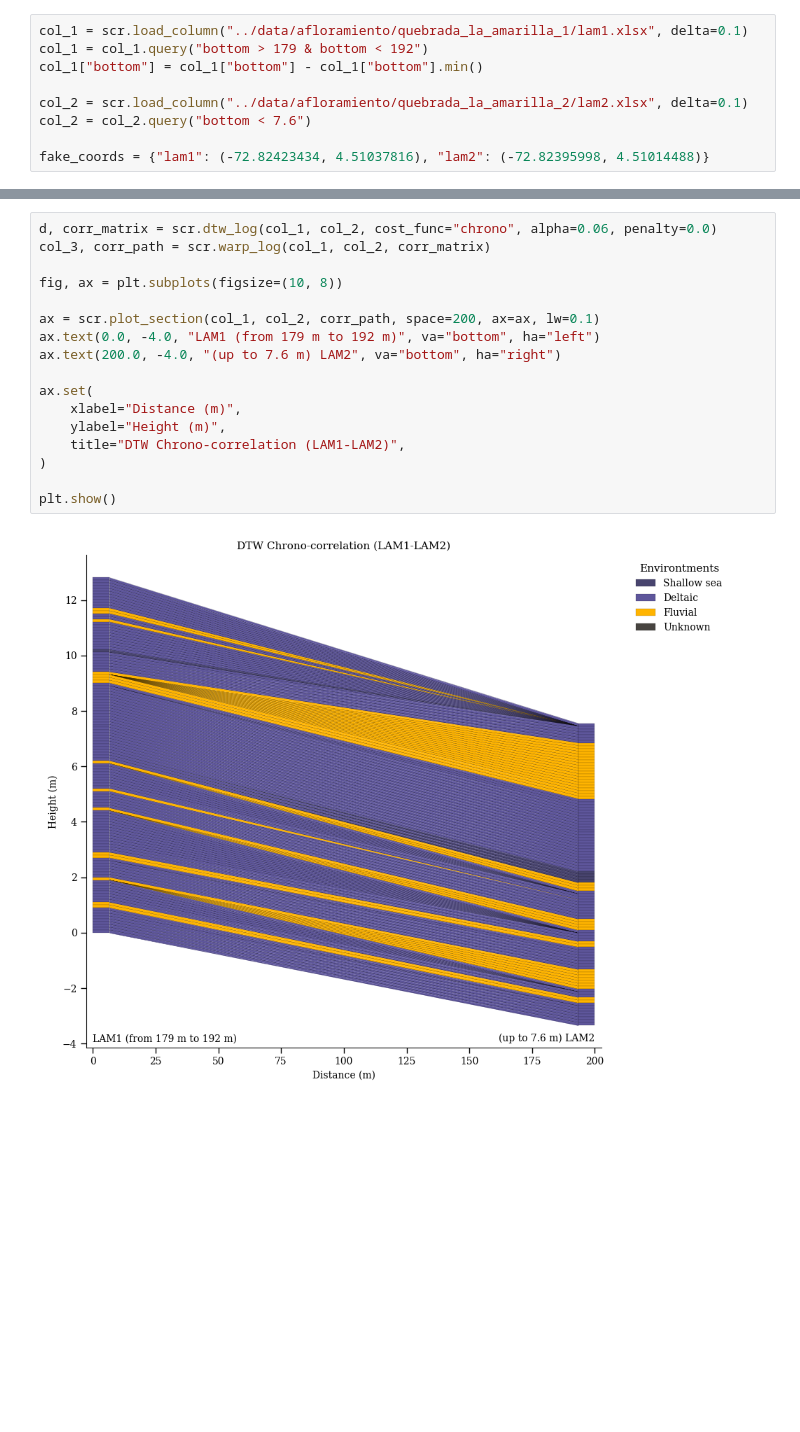
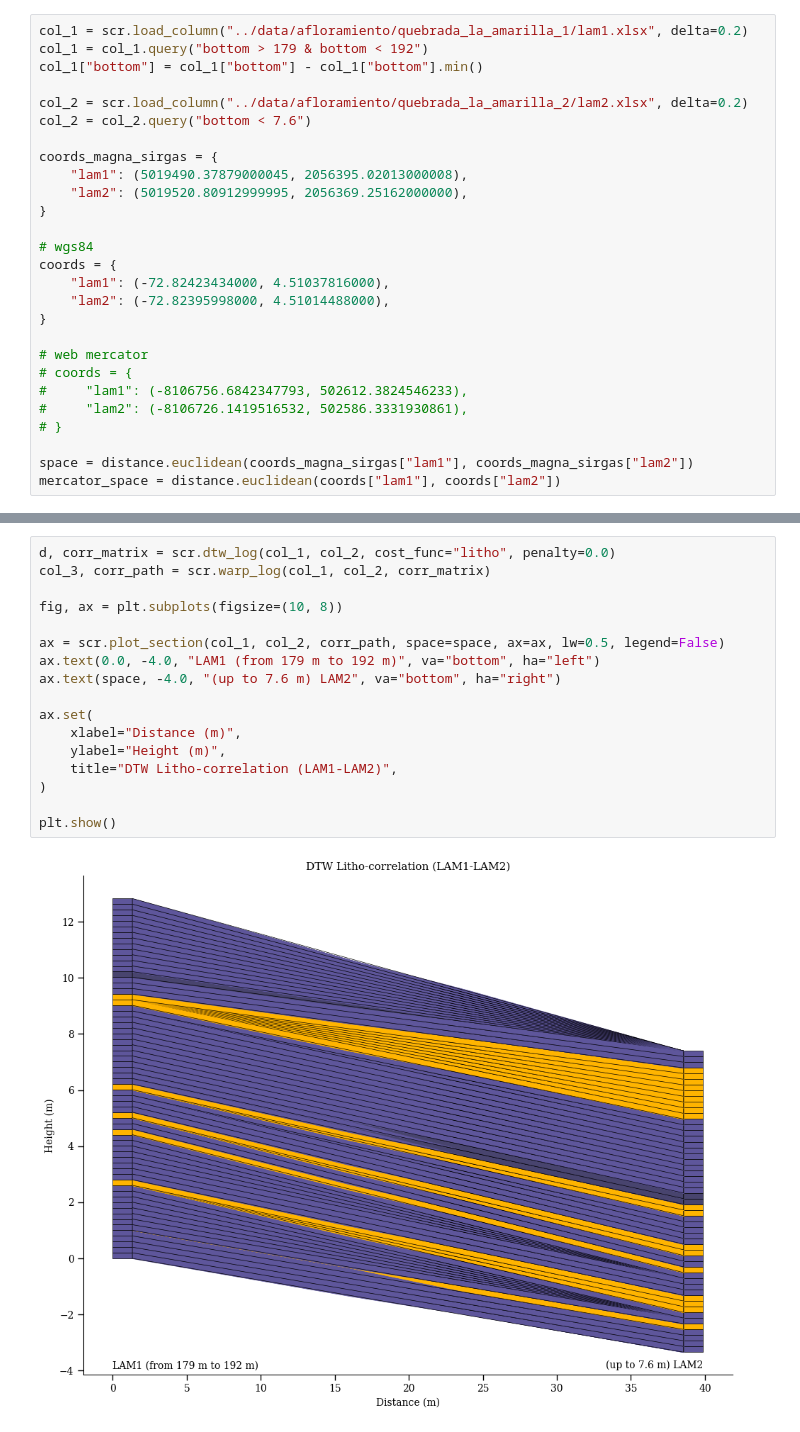
Before and after one commit to sebnarvaez19/straticor, a Jupyter notebook: notebooks/test_section.ipynb, the cells around one changed output, grey strips where cells are left out. Cells and saved outputs as stored; diff of their text form; blank space fills up the shorter version.

```diff
--- a/notebooks/test_section.ipynb
+++ b/notebooks/test_section.ipynb
@@ -13,12 +15,30 @@ plt.style.use(
 # %%
-col_1 = scr.load_column("../data/afloramiento/quebrada_la_amarilla_1/lam1.xlsx", delta=0.1)
+col_1 = scr.load_column("../data/afloramiento/quebrada_la_amarilla_1/lam1.xlsx", delta=0.2)
 col_1 = col_1.query("bottom > 179 & bottom < 192")
 col_1["bottom"] = col_1["bottom"] - col_1["bottom"].min()
 
-col_2 = scr.load_column("../data/afloramiento/quebrada_la_amarilla_2/lam2.xlsx", delta=0.1)
+col_2 = scr.load_column("../data/afloramiento/quebrada_la_amarilla_2/lam2.xlsx", delta=0.2)
 col_2 = col_2.query("bottom < 7.6")
 
-fake_coords = {"lam1": (-72.82423434, 4.51037816), "lam2": (-72.82395998, 4.51014488)}
+coords_magna_sirgas = {
+    "lam1": (5019490.37879000045, 2056395.02013000008),
+    "lam2": (5019520.80912999995, 2056369.25162000000),
+}
+
+# wgs84
+coords = {
+    "lam1": (-72.82423434000, 4.51037816000),
+    "lam2": (-72.82395998000, 4.51014488000),
+}
+
+# web mercator
+# coords = {
+#     "lam1": (-8106756.6842347793, 502612.3824546233),
+#     "lam2": (-8106726.1419516532, 502586.3331930861),
+# }
+
+space = distance.euclidean(coords_magna_sirgas["lam1"], coords_magna_sirgas["lam2"])
+mercator_space = distance.euclidean(coords["lam1"], coords["lam2"])
 # %%
 fig, ax = plt.subplots(figsize=(4, 8))
 
@@ -36,19 +53,19 @@ plt.show()
 # %%
-d, corr_matrix = scr.dtw_log(col_1, col_2, cost_func="chrono", alpha=0.06, penalty=0.0)
+d, corr_matrix = scr.dtw_log(col_1, col_2, cost_func="litho", penalty=0.0)
 col_3, corr_path = scr.warp_log(col_1, col_2, corr_matrix)
 
 fig, ax = plt.subplots(figsize=(10, 8))
 
-ax = scr.plot_section(col_1, col_2, corr_path, space=200, ax=ax, lw=0.1)
+ax = scr.plot_section(col_1, col_2, corr_path, space=space, ax=ax, lw=0.5, legend=False)
 ax.text(0.0, -4.0, "LAM1 (from 179 m to 192 m)", va="bottom", ha="left")
-ax.text(200.0, -4.0, "(up to 7.6 m) LAM2", va="bottom", ha="right")
+ax.text(space, -4.0, "(up to 7.6 m) LAM2", va="bottom", ha="right")
 
 ax.set(
     xlabel="Distance (m)",
     ylabel="Height (m)",
-    title="DTW Chrono-correlation (LAM1-LAM2)",
+    title="DTW Litho-correlation (LAM1-LAM2)",
 )
 
 plt.show()
 # %% [output]
-[figure, old version]
+[figure, new version]
```
Also changed, not shown: parts of 5 cells of this notebook.
